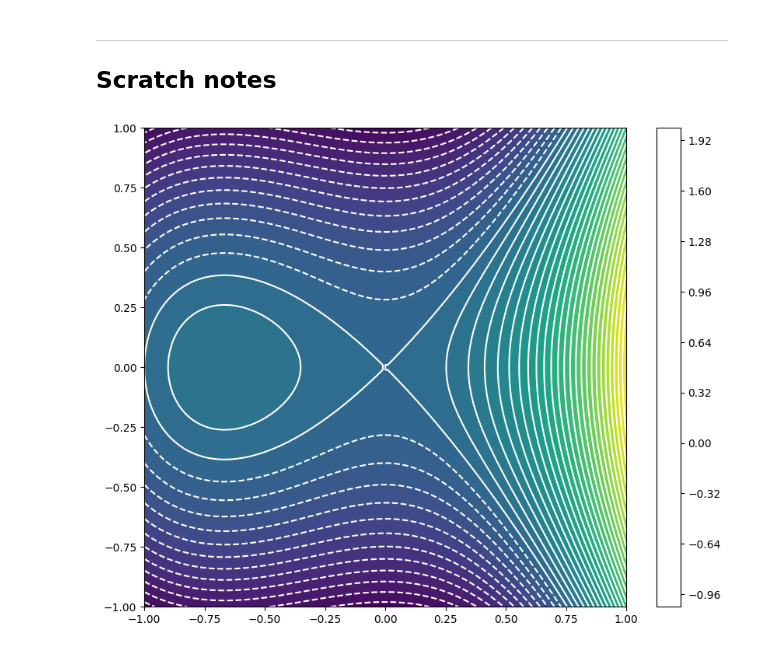
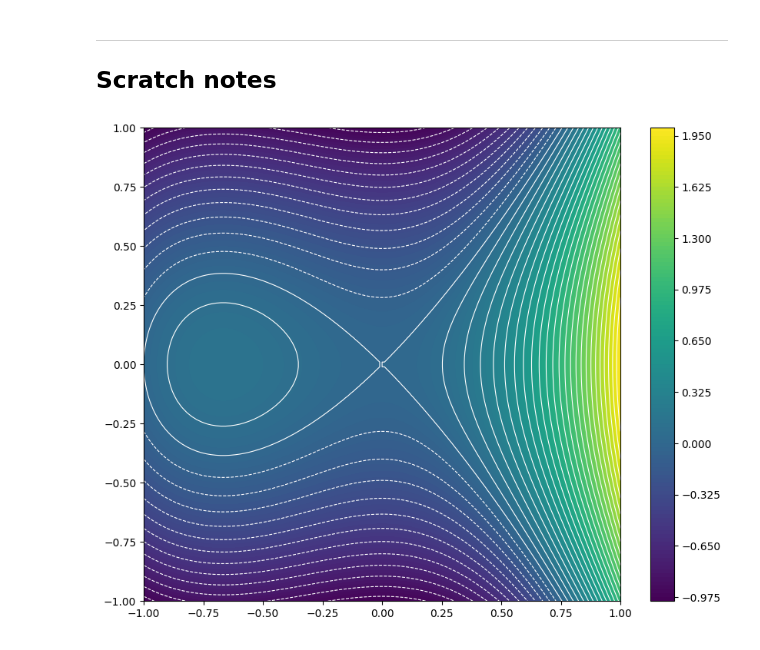
Before and after one commit to chrisharhaw/Optical_Drift_Effects, a Jupyter notebook: notebooks/caustics.ipynb, the cells around one changed output. Saved outputs shown, nothing was run; the diff lists cells and outputs as text; code cells hidden in the pictures.

```diff
--- a/notebooks/caustics.ipynb
+++ b/notebooks/caustics.ipynb
@@ -160,21 +170,21 @@ plt.show()
 # %%
 def f(x, y):
     return x**3 + x**2 - y**2
 
 
 x_range = (-1., 1.)
 N_x = 100
 y_range = (-1., 1.)
 N_y = 100
 
 
 X, Y = np.meshgrid(np.linspace(*x_range, N_x), np.linspace(*y_range, N_y))
 
 
 fig, ax = plt.subplots(figsize=(10, 8))
-plt.contourf(X, Y, f(X, Y), levels=40)
-plt.contour(X, Y, f(X, Y), levels=40, colors='white')
+plt.contourf(X, Y, f(X, Y), levels=120)
 plt.colorbar()
+plt.contour(X, Y, f(X, Y), levels=40, colors='white', linewidths=(0.8, ))
 plt.show()
 # %% [output]
-[figure, old version]
+[figure, new version]
```
Also changed, not shown: parts of 2 cells of this notebook.
